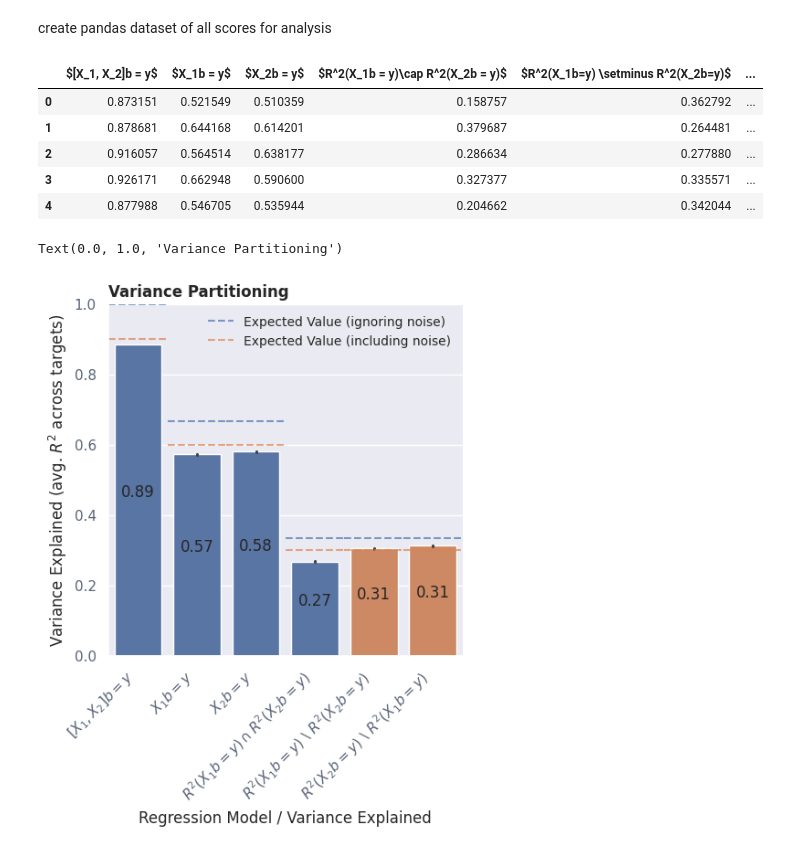
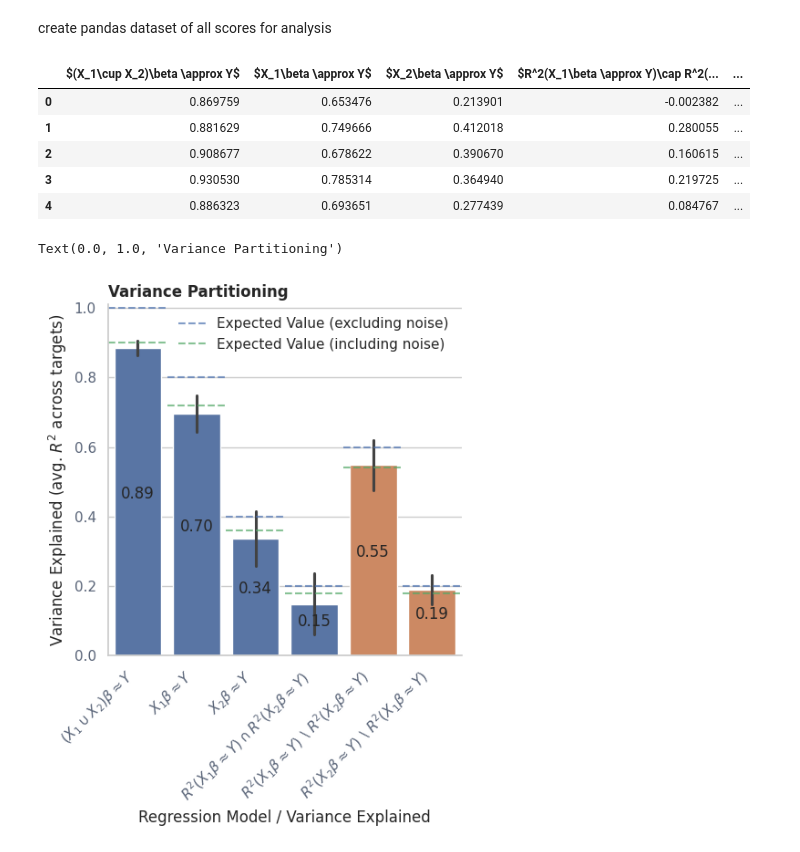
Before and after one commit to leo-schultheiss/compare_variance_residual, a Jupyter notebook: compare_variance_residual/variance_partitioning.ipynb, the cells around one changed output. Cells and saved outputs as stored; diff of their text form; code cells hidden in the pictures.

```diff
--- a/compare_variance_residual/variance_partitioning.ipynb
+++ b/compare_variance_residual/variance_partitioning.ipynb
@@ -15,14 +15,14 @@ plt.style.use('nord')
 sns.set_theme(style='whitegrid')
 # %%
 d_list = [100, 100, 100]
-scalars = [1 / 3, 1 / 3, 1 / 3]
+scalars = [1 / 5, 3 / 5, 1 / 5]
 n_targets = 10000
 n_samples_train = 10000
 n_samples_test = 100
 n_samples = n_samples_train + n_samples_test
 noise_scalar = 0.1
 # %%
-alphas = np.logspace(-4, 4, 10)
+alphas = np.logspace(-5, 5, 10)
 cv = 10
 score_func = himalaya.scoring.r2_score
 # %%
@@ -81,55 +83,59 @@ x1_unique = backend.to_numpy(x1_unique)
 create pandas dataset of all scores for analysis
 # %%
 scores = pd.DataFrame()
-scores[r"$[X_1, X_2]b = y$"] = joint_score
-scores[r"$X_1b = y$"] = score_0
-scores[r"$X_2b = y$"] = score_1
-scores[r"$R^2(X_1b = y)\cap R^2(X_2b = y)$"] = shared
-scores[r"$R^2(X_1b=y) \setminus R^2(X_2b=y)$"] = x0_unique
-scores[r"$R^2(X_2b=y) \setminus R^2(X_1b=y)$"] = x1_unique
+scores[r"$(X_1\cup X_2)\beta \approx Y$"] = joint_score
+scores[r"$X_1\beta \approx Y$"] = score_0
+scores[r"$X_2\beta \approx Y$"] = score_1
+scores[r"$R^2(X_1\beta \approx Y)\cap R^2(X_2\beta \approx Y)$"] = shared
+scores[r"$R^2(X_1\beta \approx Y) \setminus R^2(X_2\beta \approx Y)$"] = x0_unique
+scores[r"$R^2(X_2\beta \approx Y) \setminus R^2(X_1\beta \approx Y)$"] = x1_unique
 scores.head()
 # %% [output]
-|  | $[X_1, X_2]b = y$ | $X_1b = y$ | $X_2b = y$ | $R^2(X_1b = y)\cap R^2(X_2b = y)$ | $R^2(X_1b=y) \setminus R^2(X_2b=y)$ | ... |
-| 0 | 0.873151 | 0.521549 | 0.510359 | 0.158757 | 0.362792 | ... |
-| 1 | 0.878681 | 0.644168 | 0.614201 | 0.379687 | 0.264481 | ... |
-| 2 | 0.916057 | 0.564514 | 0.638177 | 0.286634 | 0.277880 | ... |
-| 3 | 0.926171 | 0.662948 | 0.590600 | 0.327377 | 0.335571 | ... |
-| 4 | 0.877988 | 0.546705 | 0.535944 | 0.204662 | 0.342044 | ... |
+|  | $(X_1\cup X_2)\beta \approx Y$ | $X_1\beta \approx Y$ | $X_2\beta \approx Y$ | $R^2(X_1\beta \approx Y)\cap R^2(... | ... |
+| 0 | 0.869759 | 0.653476 | 0.213901 | -0.002382 | ... |
+| 1 | 0.881629 | 0.749666 | 0.412018 | 0.280055 | ... |
+| 2 | 0.908677 | 0.678622 | 0.390670 | 0.160615 | ... |
+| 3 | 0.930530 | 0.785314 | 0.364940 | 0.219725 | ... |
+| 4 | 0.886323 | 0.693651 | 0.277439 | 0.084767 | ... |
 # %%
 fig, ax = plt.subplots(figsize=(5, 5))
 
 sns.barplot(
     data=scores,
     palette=["C0", "C0", "C0", "C0", "C1", "C1"],  # Define colors: one for joint/X₁/X₂, one for unique/shared
     ax=ax,
-
+    errorbar='sd',
 )
 sns.despine(fig)
-theoretical_scores = [sum(scalars), scalars[0] + scalars[1], scalars[0] + scalars[2], scalars[0], scalars[1],
-                      scalars[2]]
+theoretical_scores = [
+    sum(scalars),
+    scalars[0] + scalars[1],
+    scalars[0] + scalars[2],
+    scalars[0], scalars[1],
+    scalars[2]
+]
 theoretical_scores_nosise = [score * (1 - noise_scalar) for score in theoretical_scores]
 
 # Add lines indicating the maximum possible height for each bar
 for idx, column in enumerate(scores.columns):  # iterate over rows in the DataFrame
     xmin = idx / len(scores.columns)  # Calculate xmin for each bar
     xmax = (idx + 1) / len(scores.columns)  # Calculate xmax for each bar
     plt.axhline(theoretical_scores[idx], linestyle='--', alpha=0.7, color='C0',
-                xmin=xmin, xmax=xmax, label=fr'Expected Value (ignoring noise)' if idx == 0 else "")
-    plt.axhline(theoretical_scores_nosise[idx], linestyle='--', alpha=0.7, color='C1',
+                xmin=xmin, xmax=xmax, label=fr'Expected Value (excluding noise)' if idx == 0 else "")
+    plt.axhline(theoretical_scores_nosise[idx], linestyle='--', alpha=0.7, color='C2',
                 xmin=xmin, xmax=xmax, label=fr'Expected Value (including noise)' if idx == 0 else "")
 
-    plt.text(idx, scores[column].mean() / 2,
-             f"{scores[column].mean():.2f}", ha='center', va='bottom')
+    plt.text(idx, scores[column].mean() / 2, f"{scores[column].mean():.2f}", ha='center', va='bottom')
 
 plt.xticks(range(len(scores.columns)), scores.columns, rotation=45, ha='right')
 
-plt.ylim(0, 1)
+plt.ylim(0, 1.01)
 
 # Ensure the legend is displayed properly
-plt.legend(fontsize=10)
+plt.legend()
 plt.ylabel(r"Variance Explained (avg. $R^2$ across targets)")
 plt.xlabel(r"Regression Model / Variance Explained")
 plt.title("Variance Partitioning")
 # %% [output]
 Text(0.0, 1.0, 'Variance Partitioning')
-[figure, old version]
+[figure, new version]
```
Also changed, not shown: parts of 4 cells of this notebook.
